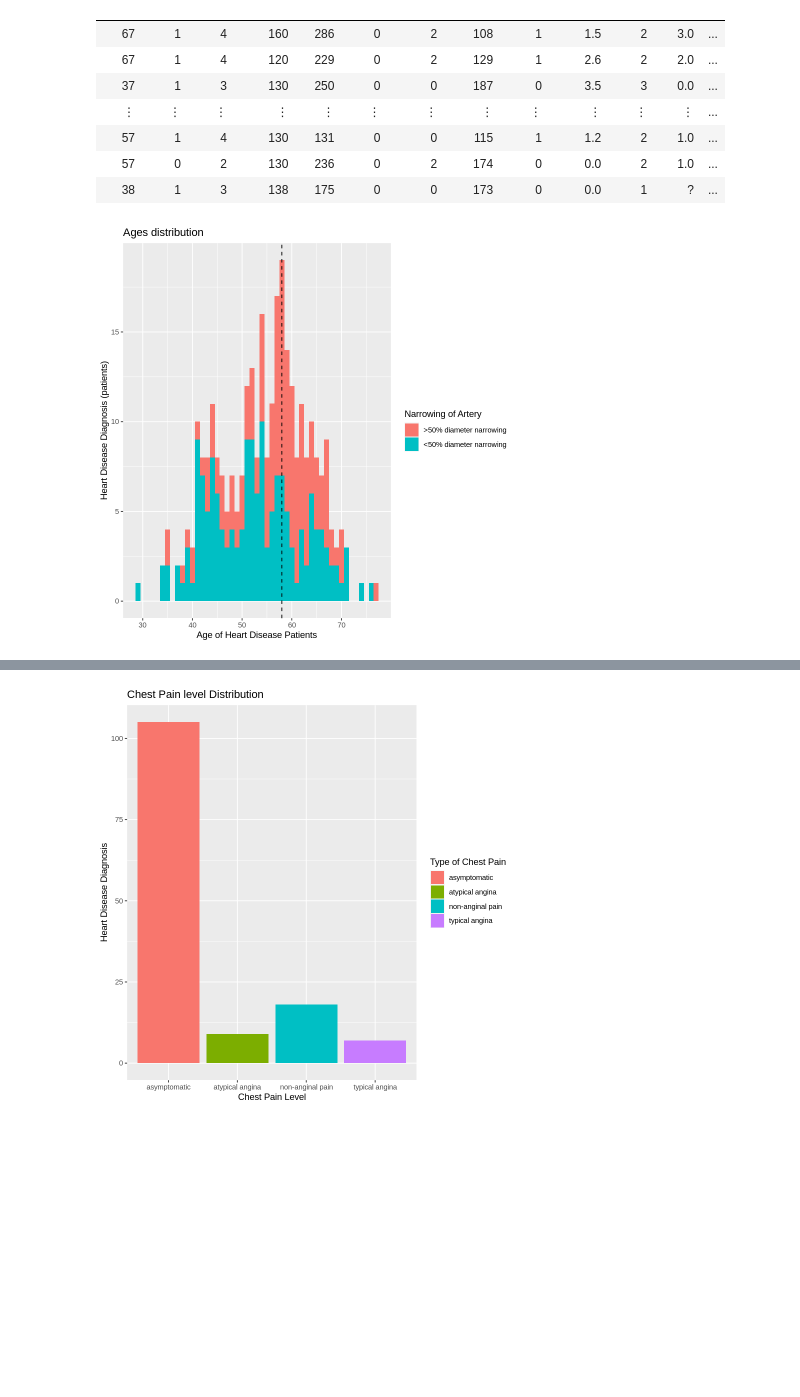
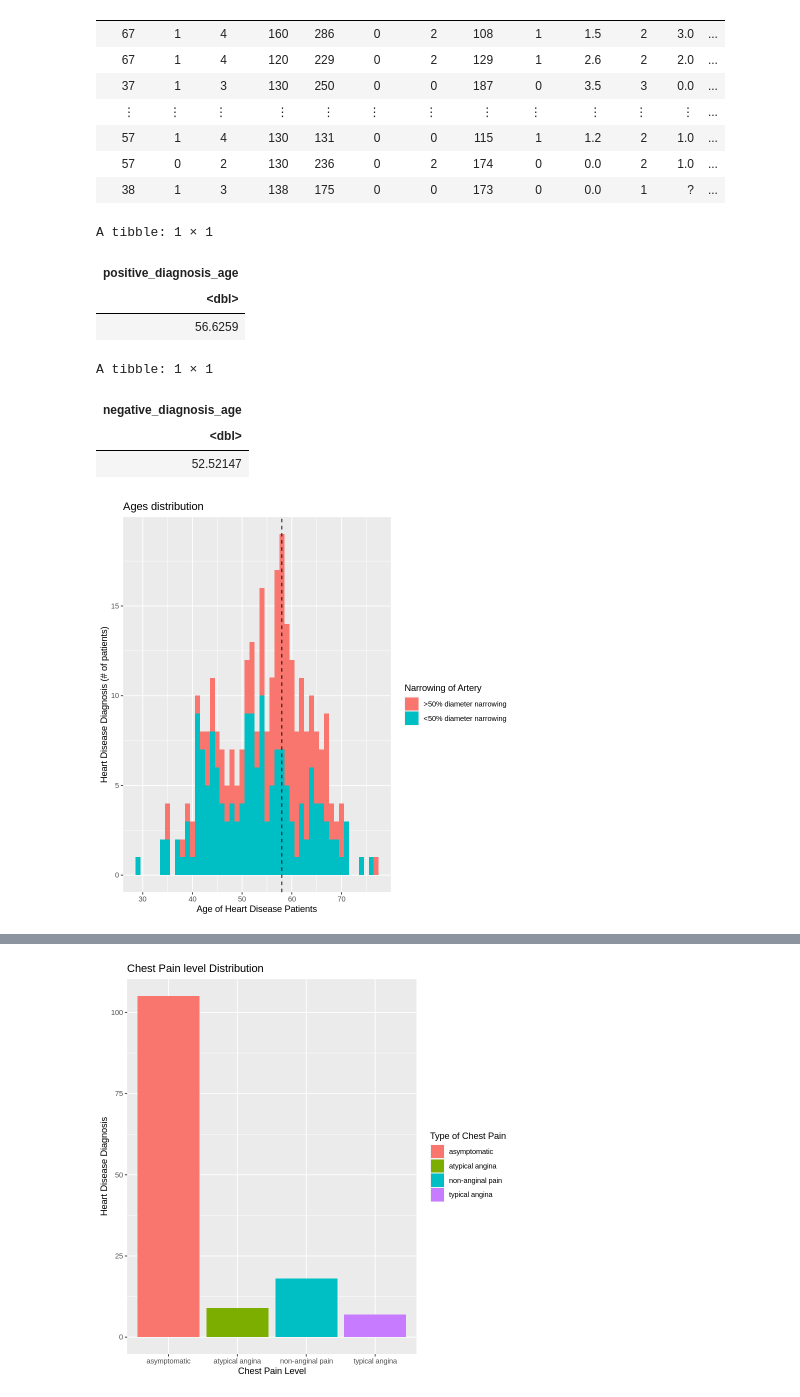
Before and after one commit to Daniel6070/Heart_Disease, a Jupyter notebook: Heart_Disease.ipynb, the cells around one changed output, grey strips where cells are left out. Drawn from its saved outputs; the diff is of its cells as text; code cells hidden in the pictures; blank space fills up the shorter version.

Commit message:
Added Means to age and chol visualizations
I added the mean age for >50% and <50% narrowing for age and chol visualization.

```diff
--- a/Heart_Disease.ipynb
+++ b/Heart_Disease.ipynb
@@ -109,16 +109,39 @@ A spec_tbl_df: 302 × 14
 # %%
 # ======== AGE DISTRIBUTION FOR ALL THE PEOPLE===============
 heart_disease_age <- heart_disease %>%
 select(age, num)
 
 age_plot <- ggplot(heart_disease_age, aes(x = age, fill = num)) +
     geom_histogram(binwidth = 1) +
 geom_vline(xintercept = 58, linetype = "dashed", size = 0.5)+
-    labs(x = "Age of Heart Disease Patients", y = "Heart Disease Diagnosis (patients)", fill = "Narrowing of Artery")+
+    labs(x = "Age of Heart Disease Patients", y = "Heart Disease Diagnosis (# of patients)", fill = "Narrowing of Artery")+
     ggtitle("Ages distribution")
 age_plot
+
+# =========== MEAN AGE FOR POSTIVE/NEGATIVE HEART DISEASE===============
+age_pos_diagnosis_mean <- heart_disease %>%
+select(age, num) %>%
+filter(num == ">50% diameter narrowing") %>%
+summarize(positive_diagnosis_age = mean(age))
+
+age_pos_diagnosis_mean
+
+age_neg_diagnosis_mean <- heart_disease %>%
+select(age, num) %>%
+filter(num == "<50% diameter narrowing") %>%
+summarize(negative_diagnosis_age = mean(age))
+
+age_neg_diagnosis_mean
 # %% [output]
+A tibble: 1 × 1
+| positive_diagnosis_age |
+| <dbl> |
+| 56.6259 |
+A tibble: 1 × 1
+| negative_diagnosis_age |
+| <dbl> |
+| 52.52147 |
-[figure, old version]
+[figure, new version]
 # %%
 # ======== CHOLESTEROL LEVEL DISTRIBUTION FOR ALL THE PEOPLE ===============
 heart_disease_chol <- heart_disease %>%
```
Also changed, not shown: parts of 1 cell of this notebook.
